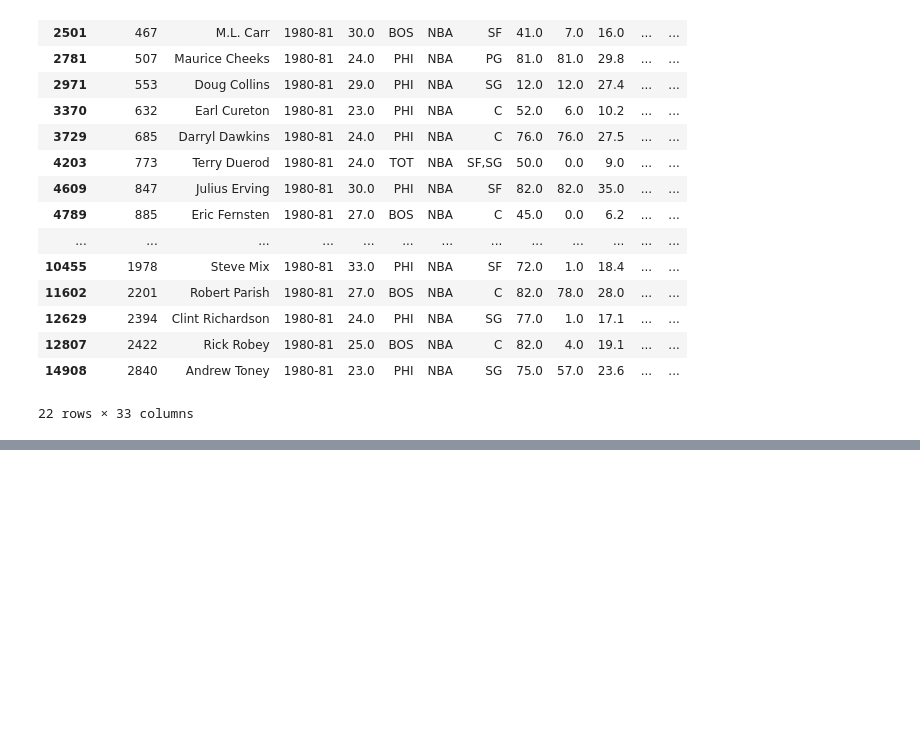
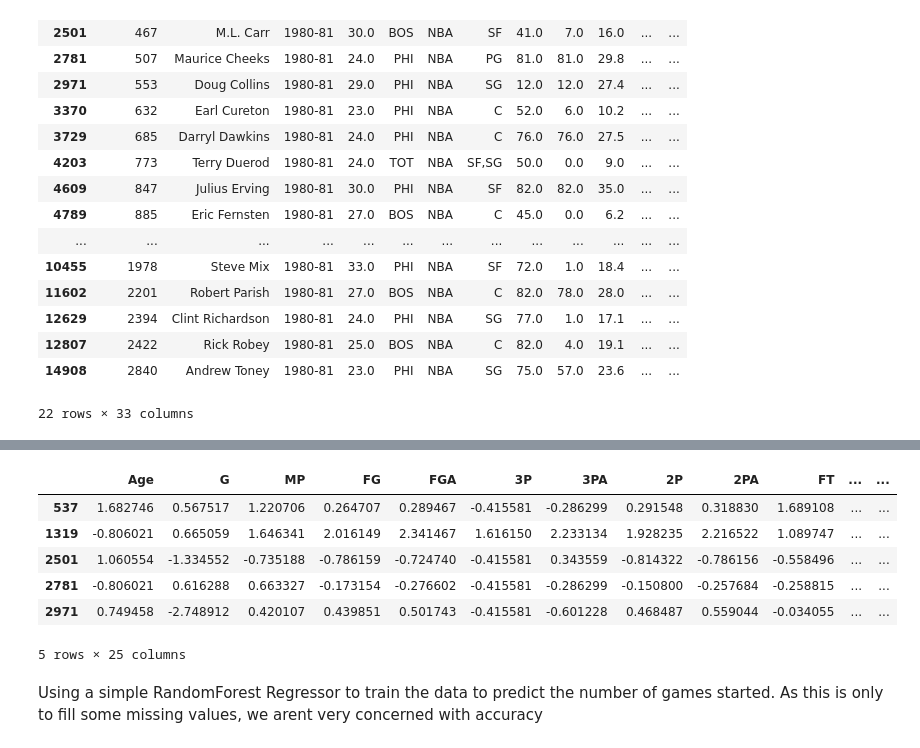
Before and after one commit to Pasindu19970808/NBAData, a Jupyter notebook: NBA_EDA.ipynb, the cells around one changed output, grey strips where cells are left out. Saved outputs shown, nothing was run; the diff lists cells and outputs as text; code cells hidden in the pictures; blank space fills up the shorter version.

```diff
--- a/NBA_EDA.ipynb
+++ b/NBA_EDA.ipynb
@@ -747,7 +772,7 @@ class scalerdataframe(BaseEstimator, TransformerMixin):
         return None
     def fit(self,data):
         return self
-    def tranform(self,data):
+    def transform(self,dataset):
         scl = StandardScaler()
-        scaleddf = pd.DataFrame(data = scl.fit_transform(data.values),columns = data.columns, index = data.index)
+        scaleddf = pd.DataFrame(scl.fit_transform(dataset.values),columns = dataset.columns, index = dataset.index)
         return scaleddf
@@ -777,0 +779,30 @@ nba_data_df["3P"].std()
+# %%
+cat_attribs = ["Pos"]
+num_attribs = featureset.columns.tolist()
+num_attribs.remove("Pos")
+# %%
+from sklearn.pipeline import Pipeline
+num_pipeline = Pipeline([
+    ('get_num_attribs',separateattributes(num_attribs)),
+    ('scale_num_data', scalerdataframe()),
+    ])
+cat_pipeline = Pipeline([
+    ('get_cat_attribs',separateattributes(cat_attribs)),
+    ('encode_cat_data',onehotencodeddataframe(cat_attribs)),
+])
+# %%
+num_features = num_pipeline.fit_transform(featureset)
+cat_features = cat_pipeline.fit_transform(featureset)
+# %%
+final_eighty81season = pd.concat([num_features,cat_features],axis = 1)
+final_eighty81season.head()
+# %% [output]
+|  | Age | G | MP | FG | FGA | 3P | 3PA | 2P | 2PA | FT | ... | ... |
+| 537 | 1.682746 | 0.567517 | 1.220706 | 0.264707 | 0.289467 | -0.415581 | -0.286299 | 0.291548 | 0.318830 | 1.689108 | ... | ... |
+| 1319 | -0.806021 | 0.665059 | 1.646341 | 2.016149 | 2.341467 | 1.616150 | 2.233134 | 1.928235 | 2.216522 | 1.089747 | ... | ... |
+| 2501 | 1.060554 | -1.334552 | -0.735188 | -0.786159 | -0.724740 | -0.415581 | 0.343559 | -0.814322 | -0.786156 | -0.558496 | ... | ... |
+| 2781 | -0.806021 | 0.616288 | 0.663327 | -0.173154 | -0.276602 | -0.415581 | -0.286299 | -0.150800 | -0.257684 | -0.258815 | ... | ... |
+| 2971 | 0.749458 | -2.748912 | 0.420107 | 0.439851 | 0.501743 | -0.415581 | -0.601228 | 0.468487 | 0.559044 | -0.034055 | ... | ... |
+5 rows × 25 columns
+# %% [markdown]
+Using a simple RandomForest Regressor to train the data to predict the number of games started. As this is only to fill some missing values, we arent very concerned with accuracy
```
Also changed, not shown: parts of 24 cells of this notebook, 1 other file.
